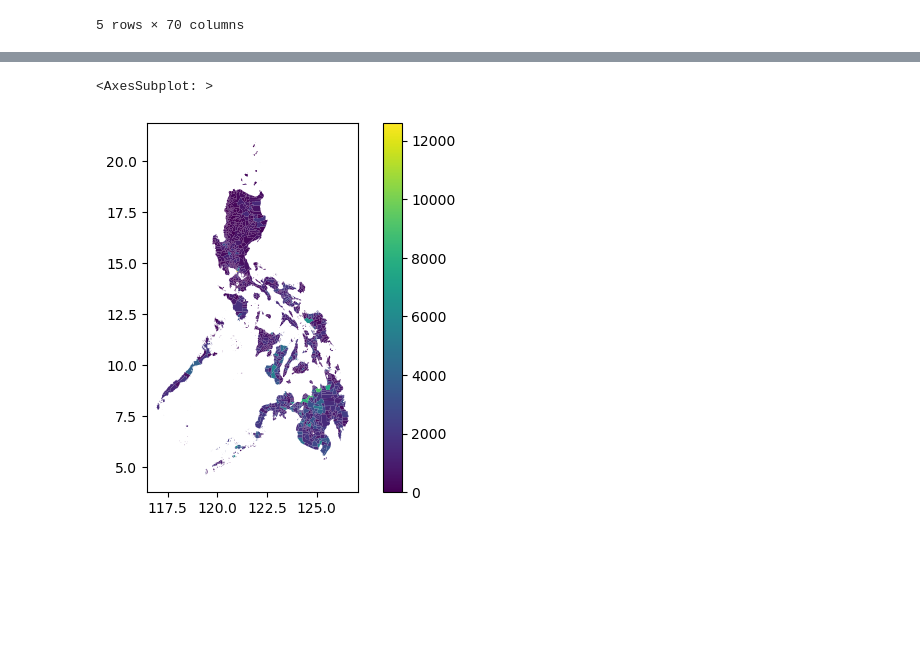
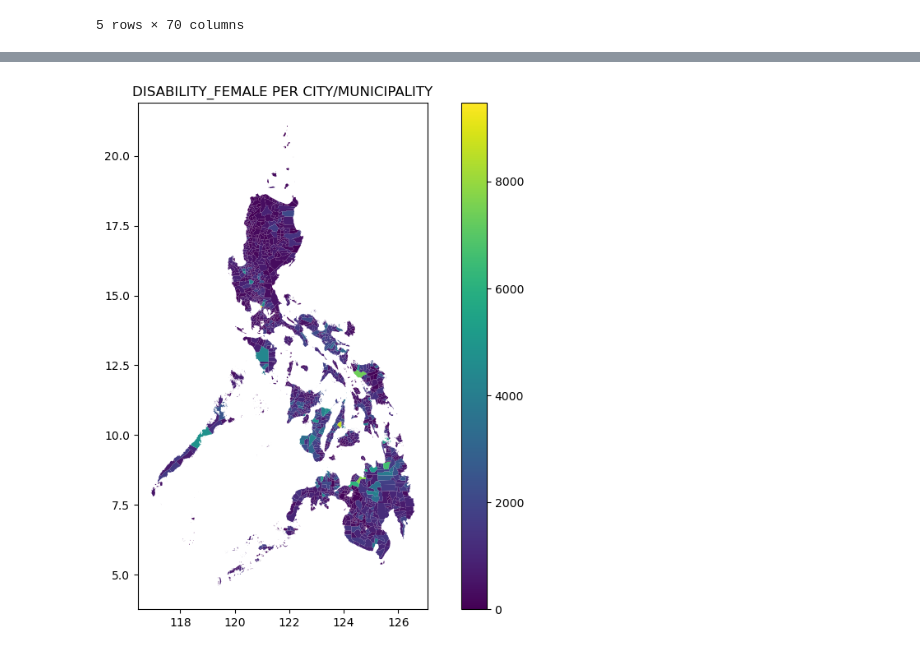
Before and after one commit to OmdenaAI/philippines-chapter-urban-vunerability, a Jupyter notebook: src/tasks/task-2-geolocation/2-dataset-merging.ipynb, the cells around one changed output, grey strips where cells are left out. Cells and saved outputs as stored; diff of their text form; code cells hidden in the pictures; blank space fills up the shorter version.

```diff
--- a/src/tasks/task-2-geolocation/2-dataset-merging.ipynb
+++ b/src/tasks/task-2-geolocation/2-dataset-merging.ipynb
@@ -288,6 +312,10 @@ gdf.to_file(Path(PROJECTROOT, MERGED_DATASET), index=False)
 # %%
+feature = "Disability_Female"
+
 fig, ax = plt.subplots(1, 1)
-gdf.plot(column='Solo Parent_Male', ax=ax, legend=True)
+fig.set_size_inches(10.5, 8)
+gdf.plot(column=feature, ax=ax, legend=True)
+plt.title(f"{feature.upper()} PER CITY/MUNICIPALITY")
+plt.show()
 # %% [output]
-<AxesSubplot: >
-[figure, old version]
+[figure, new version]
```
Also changed, not shown: parts of 3 cells of this notebook.
